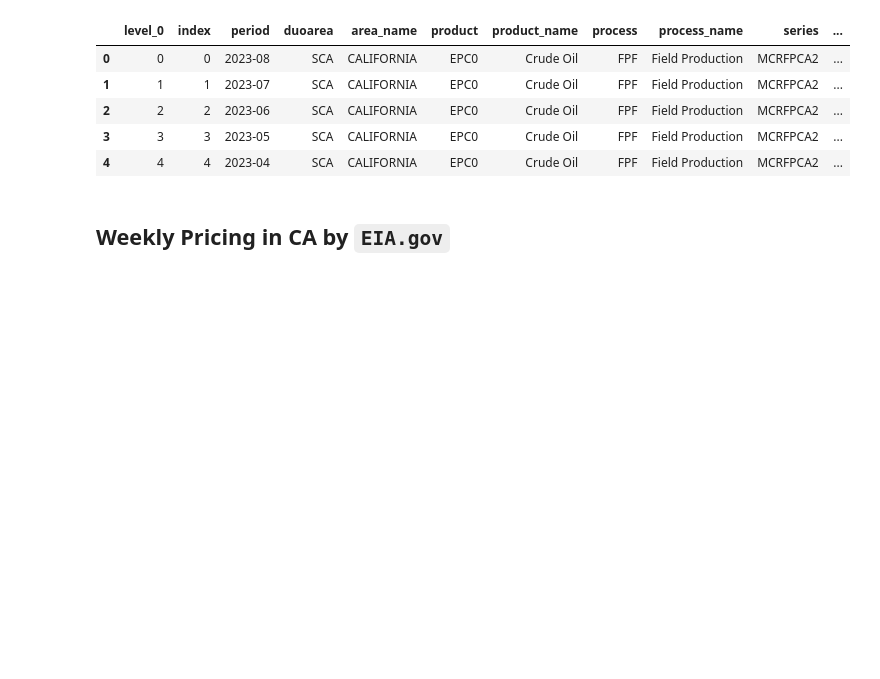
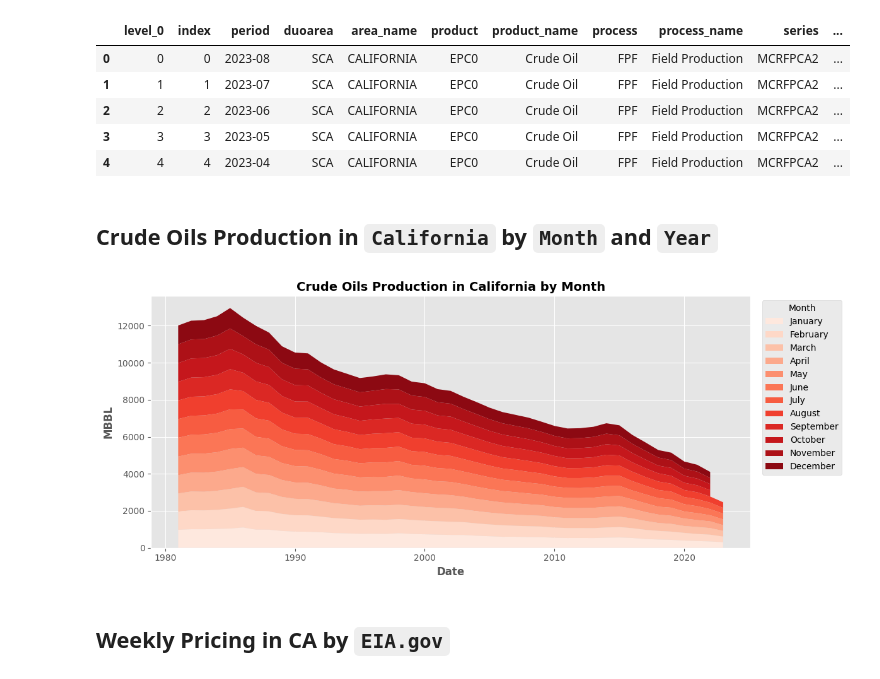
Before and after one commit to OdinProjectI/GasolinePricesAnalysis, a Jupyter notebook: CaliforniaGAsolinePricing.ipynb, the cells around one changed output. Drawn from its saved outputs; the diff is of its cells as text; code cells hidden in the pictures; blank space fills up the shorter version.

Commit message:
Add Crudo Oils Productions by Month CA

```diff
--- a/CaliforniaGAsolinePricing.ipynb
+++ b/CaliforniaGAsolinePricing.ipynb
@@ -59,6 +59,9 @@ plt.tight_layout()
 # %%
 prod_ca: 'DataFrame' = pd.read_sql("SELECT * FROM productions_california", con=con1)
 prod_ca['timestamp'] = pd.to_datetime(prod_ca['period'].apply(lambda row: '%s-01' % (row) ) )
+prod_ca['month'] = prod_ca['timestamp'].apply(lambda row: row.month )
+prod_ca['year'] = prod_ca['timestamp'].apply(lambda row: row.year )
+prod_ca['month_name'] = prod_ca['timestamp'].apply(lambda row: row.month_name()  )
 prod_ca.head()
 # %% [output]
 |  | level_0 | index | period | duoarea | area_name | product | product_name | process | process_name | series | ... |
@@ -67,6 +70,37 @@ prod_ca.head()
 | 2 | 2 | 2 | 2023-06 | SCA | CALIFORNIA | EPC0 | Crude Oil | FPF | Field Production | MCRFPCA2 | ... |
 | 3 | 3 | 3 | 2023-05 | SCA | CALIFORNIA | EPC0 | Crude Oil | FPF | Field Production | MCRFPCA2 | ... |
 | 4 | 4 | 4 | 2023-04 | SCA | CALIFORNIA | EPC0 | Crude Oil | FPF | Field Production | MCRFPCA2 | ... |
+# %% [markdown]
+## **Crude Oils Production in `California` by `Month` and `Year`**
+# %%
+prod_summary: 'DataFrame' = pd.pivot_table(data=prod_ca, index='year', columns='month', values='value', aggfunc='mean' ).rename(dict(prod_ca[['month','month_name']].drop_duplicates().sort_values(by='month').apply(lambda row: (row['month'], row['month_name'] ), axis=1).tolist()),axis=1)
+# %%
+fig = plt.figure(figsize=(12,5))
+ax = fig.add_subplot()
+ax.stackplot(prod_summary.index.tolist(),
+             prod_summary['January'].tolist(),
+             prod_summary['February'].tolist(),
+             prod_summary['March'].tolist(),
+             prod_summary['April'].tolist(),
+             prod_summary['May'].tolist(),
+             prod_summary['June'].tolist(),
+             prod_summary['July'].tolist(),
+             prod_summary['August'].tolist(),
+             prod_summary['September'].tolist(),
+             prod_summary['October'].tolist(),
+             prod_summary['November'].tolist(),
+             prod_summary['December'].tolist(),
+             labels=prod_summary.columns.tolist(),
+             colors=sns.color_palette(palette='Reds', n_colors=12).as_hex()
+             )
+
+ax.set_title("Crude Oils Production in California by Month", fontweight='bold', fontsize=14)
+ax.set_ylabel("MBBL", fontweight='bold')
+ax.set_xlabel("Date", fontweight='bold')
+ax.legend(title="Month", bbox_to_anchor=(1.16,1))
+plt.tight_layout()
+# %% [output]
+[figure, added]
 # %% [markdown]
 ## **Weekly Pricing in CA by `EIA.gov`**
 # %%
```
Also changed, not shown: parts of 2 cells of this notebook.
